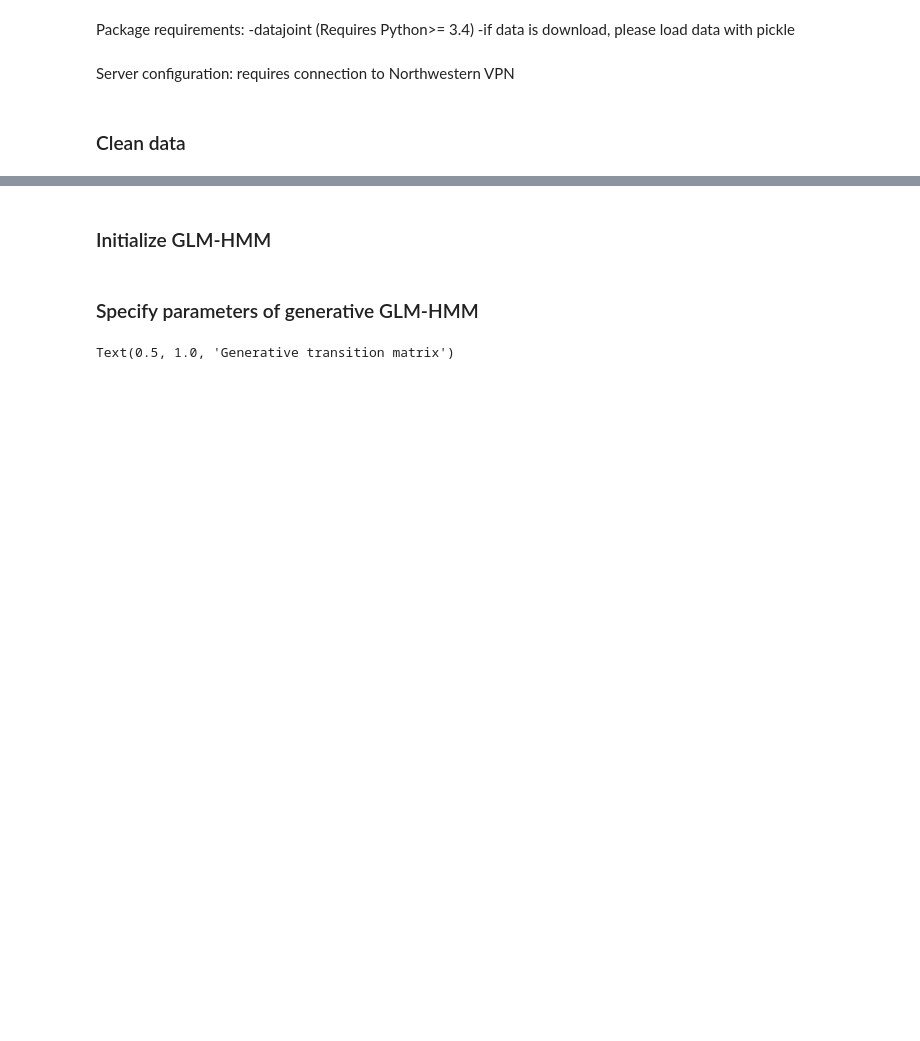
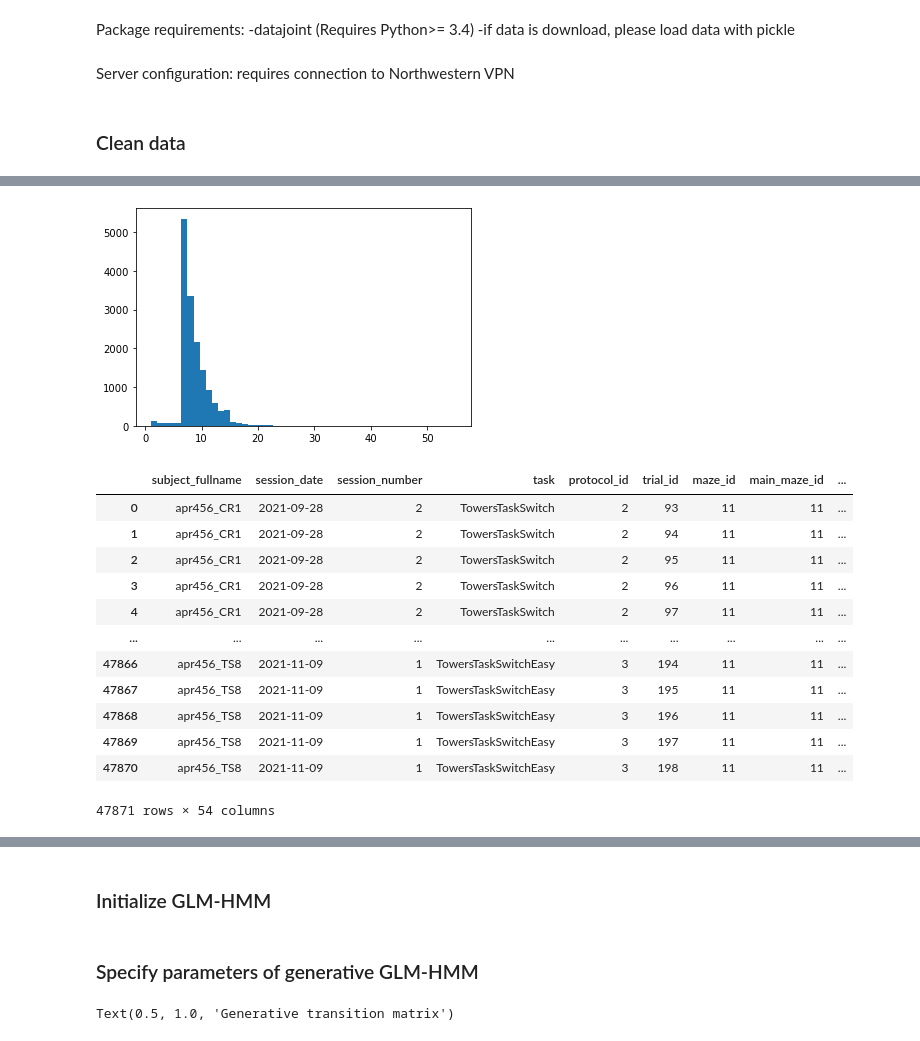
Before and after one commit to psalvino/DRL_Final_Project, a Jupyter notebook: Final_Project.ipynb, the cells around one changed output, grey strips where cells are left out. Cells and saved outputs as stored; diff of their text form; code cells hidden in the pictures; blank space fills up the shorter version.

```diff
--- a/Final_Project.ipynb
+++ b/Final_Project.ipynb
@@ -97,0 +60,18 @@ data
+# %%
+data = copy.deepcopy(data_backup)
+# %%
+# find sessions with more than 50 trial
+session = data.groupby(["subject_fullname", "session_date", "session_number"]).size().reset_index().rename(columns={0:'trial_count'})
+session_large = session[session.trial_count > 50]
+session_large = session_large.drop('trial_count', 1)
+
+# session_large
+
+# keep only data in good sessions
+data = pd.merge(data, session_large, how='outer', indicator=True)
+data = data[data._merge == "both"]
+
+data = data.drop('_merge', 1)
+data.reset_index(drop=True, inplace = True)
+
+data
@@ -97,0 +92,35 @@ data
+# %%
+# find the start and length of each block
+block_start = data[data.is_first_trial_of_block == 1]
+block_start = block_start.index.to_numpy()
+block_start = np.append(block_start, len(data))
+block_length = np.diff(block_start)
+
+plt.hist(np.sort(block_length)[0:-2], bins = 50)
+plt.show()
+
+# keep only blocks with length > 10
+block_keep = 1 * (block_length >= 10)
+block_keep = np.repeat(block_keep, block_length)
+data['block_keep'] = block_keep
+data = data[data.block_keep == 1]
+
+data = data.drop('block_keep', 1)
+data.reset_index(drop=True, inplace = True)
+
+data
+# %% [output]
+[figure, added]
+|  | subject_fullname | session_date | session_number | task | protocol_id | trial_id | maze_id | main_maze_id | ... |
+| 0 | apr456_CR1 | 2021-09-28 | 2 | TowersTaskSwitch | 2 | 93 | 11 | 11 | ... |
+| 1 | apr456_CR1 | 2021-09-28 | 2 | TowersTaskSwitch | 2 | 94 | 11 | 11 | ... |
+| 2 | apr456_CR1 | 2021-09-28 | 2 | TowersTaskSwitch | 2 | 95 | 11 | 11 | ... |
+| 3 | apr456_CR1 | 2021-09-28 | 2 | TowersTaskSwitch | 2 | 96 | 11 | 11 | ... |
+| 4 | apr456_CR1 | 2021-09-28 | 2 | TowersTaskSwitch | 2 | 97 | 11 | 11 | ... |
+| ... | ... | ... | ... | ... | ... | ... | ... | ... | ... |
+| 47866 | apr456_TS8 | 2021-11-09 | 1 | TowersTaskSwitchEasy | 3 | 194 | 11 | 11 | ... |
+| 47867 | apr456_TS8 | 2021-11-09 | 1 | TowersTaskSwitchEasy | 3 | 195 | 11 | 11 | ... |
+| 47868 | apr456_TS8 | 2021-11-09 | 1 | TowersTaskSwitchEasy | 3 | 196 | 11 | 11 | ... |
+| 47869 | apr456_TS8 | 2021-11-09 | 1 | TowersTaskSwitchEasy | 3 | 197 | 11 | 11 | ... |
+| 47870 | apr456_TS8 | 2021-11-09 | 1 | TowersTaskSwitchEasy | 3 | 198 | 11 | 11 | ... |
+47871 rows × 54 columns
```
Also changed, not shown: parts of 8 cells of this notebook.
